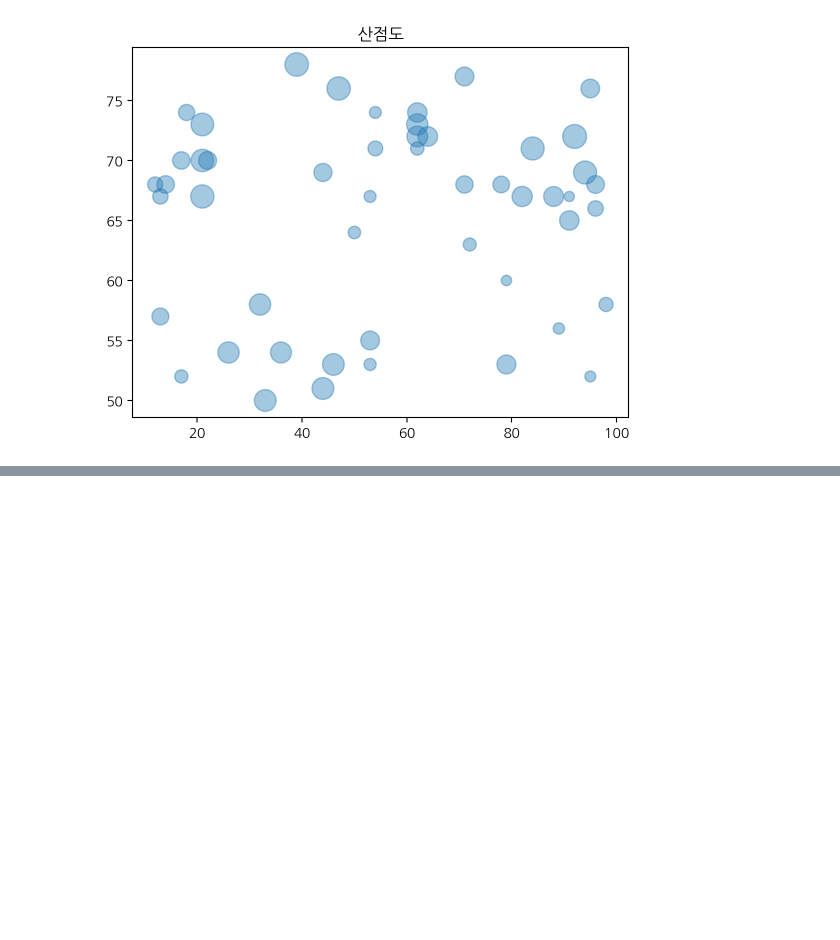
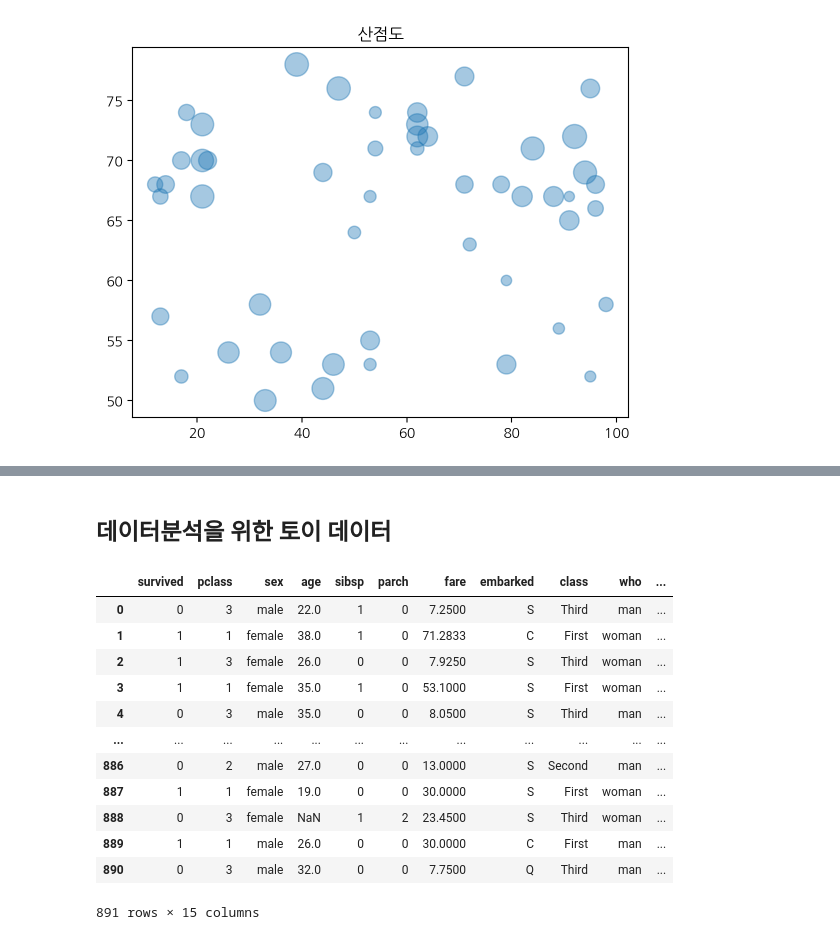
Before and after one commit to Jaranhee/2024-1-my-BDA, a Jupyter notebook: inclass/01w_0311_mon_bigdata_basic.ipynb, the cells around one changed output, grey strips where cells are left out. Saved outputs shown, nothing was run; the diff lists cells and outputs as text; code cells hidden in the pictures; blank space fills up the shorter version.

```diff
--- a/inclass/01w_0311_mon_bigdata_basic.ipynb
+++ b/inclass/01w_0311_mon_bigdata_basic.ipynb
@@ -81,0 +99,21 @@ plt.title('산점도');
+# %% [markdown]
+## 데이터분석을 위한 토이 데이터
+# %%
+import seaborn as sns
+
+titanic = sns.load_dataset('titanic')
+titanic
+# %% [output]
+|  | survived | pclass | sex | age | sibsp | parch | fare | embarked | class | who | ... |
+| 0 | 0 | 3 | male | 22.0 | 1 | 0 | 7.2500 | S | Third | man | ... |
+| 1 | 1 | 1 | female | 38.0 | 1 | 0 | 71.2833 | C | First | woman | ... |
+| 2 | 1 | 3 | female | 26.0 | 0 | 0 | 7.9250 | S | Third | woman | ... |
+| 3 | 1 | 1 | female | 35.0 | 1 | 0 | 53.1000 | S | First | woman | ... |
+| 4 | 0 | 3 | male | 35.0 | 0 | 0 | 8.0500 | S | Third | man | ... |
+| ... | ... | ... | ... | ... | ... | ... | ... | ... | ... | ... | ... |
+| 886 | 0 | 2 | male | 27.0 | 0 | 0 | 13.0000 | S | Second | man | ... |
+| 887 | 1 | 1 | female | 19.0 | 0 | 0 | 30.0000 | S | First | woman | ... |
+| 888 | 0 | 3 | female | NaN | 1 | 2 | 23.4500 | S | Third | woman | ... |
+| 889 | 1 | 1 | male | 26.0 | 0 | 0 | 30.0000 | C | First | man | ... |
+| 890 | 0 | 3 | male | 32.0 | 0 | 0 | 7.7500 | Q | Third | man | ... |
+891 rows × 15 columns
```
Also changed, not shown: parts of 5 cells of this notebook.
